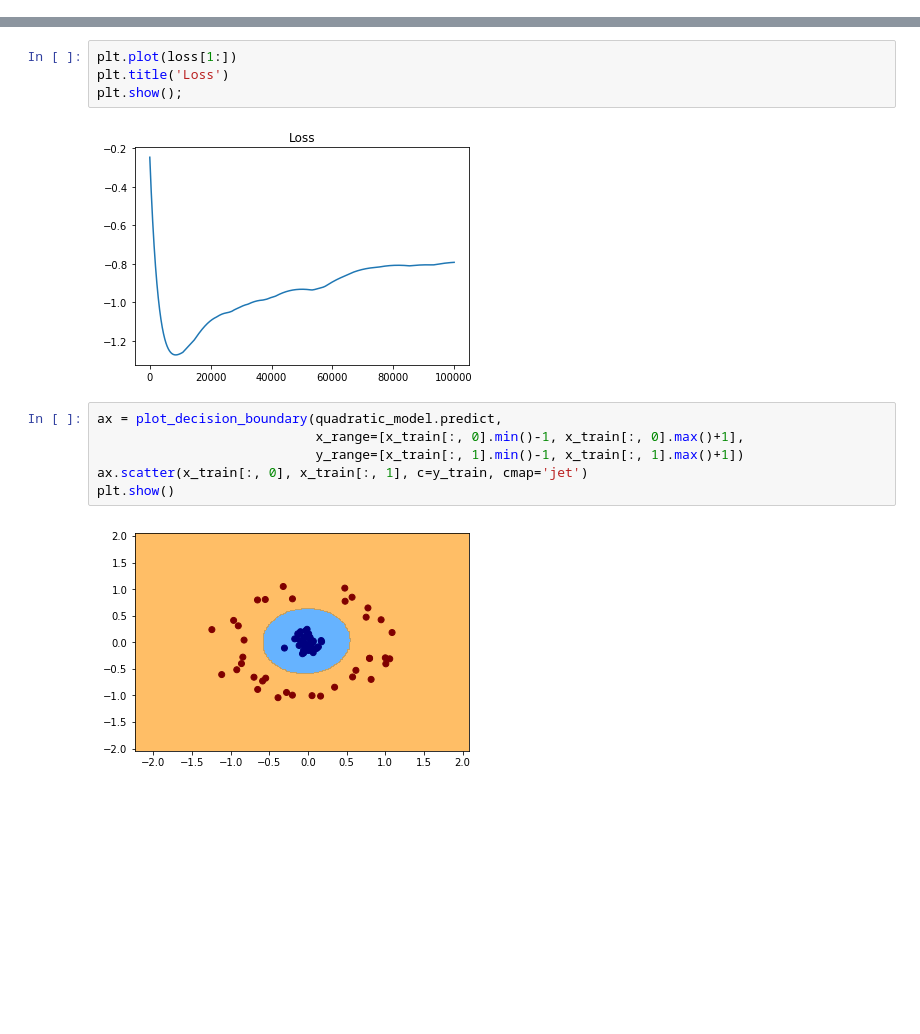
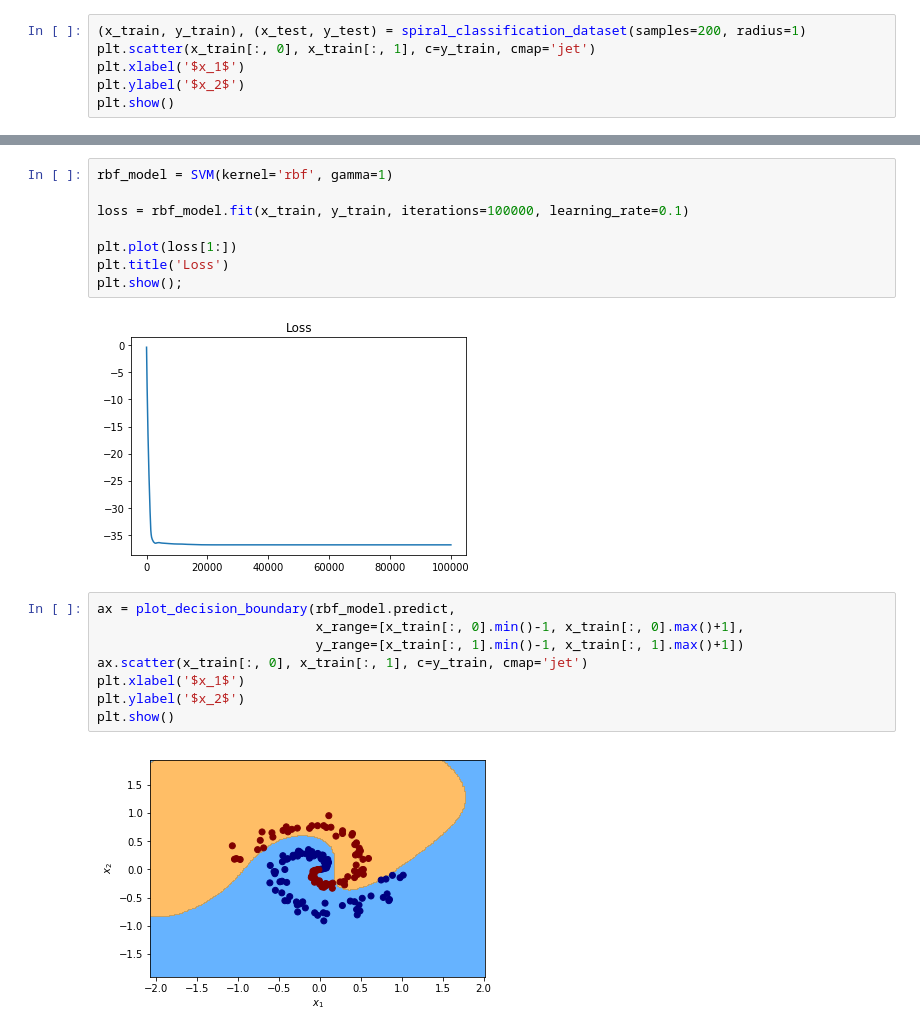
Before and after one commit to SergioAlvarezB/ml-numpy, a Jupyter notebook: notebooks/svm-kernels.ipynb, the cells around one changed output, grey strips where cells are left out. Drawn from its saved outputs; the diff is of its cells as text; blank space fills up the shorter version.

Commit message:
Add rbf kernel and example

```diff
--- a/notebooks/svm-kernels.ipynb
+++ b/notebooks/svm-kernels.ipynb
@@ -97,0 +130,6 @@ loss = quadratic_model.fit(x_train, y_train, iterations=100000, learning_rate=1e
+# %%
+(x_train, y_train), (x_test, y_test) = spiral_classification_dataset(samples=200, radius=1)
+plt.scatter(x_train[:, 0], x_train[:, 1], c=y_train, cmap='jet')
+plt.xlabel('$x_1$')
+plt.ylabel('$x_2$')
+plt.show()
@@ -98,14 +138,20 @@ loss = quadratic_model.fit(x_train, y_train, iterations=100000, learning_rate=1e
 # %%
+rbf_model = SVM(kernel='rbf', gamma=1)
+
+loss = rbf_model.fit(x_train, y_train, iterations=100000, learning_rate=0.1)
+
 plt.plot(loss[1:])
 plt.title('Loss')
 plt.show();
 # %% [output]
-[figure, old version]
+[figure, new version]
 # %%
-ax = plot_decision_boundary(quadratic_model.predict,
+ax = plot_decision_boundary(rbf_model.predict,
                             x_range=[x_train[:, 0].min()-1, x_train[:, 0].max()+1],
                             y_range=[x_train[:, 1].min()-1, x_train[:, 1].max()+1])
 ax.scatter(x_train[:, 0], x_train[:, 1], c=y_train, cmap='jet')
+plt.xlabel('$x_1$')
+plt.ylabel('$x_2$')
 plt.show()
 # %% [output]
-[figure, old version]
+[figure, new version]
```
Also changed, not shown: parts of 32 cells of this notebook, 4 other files.
